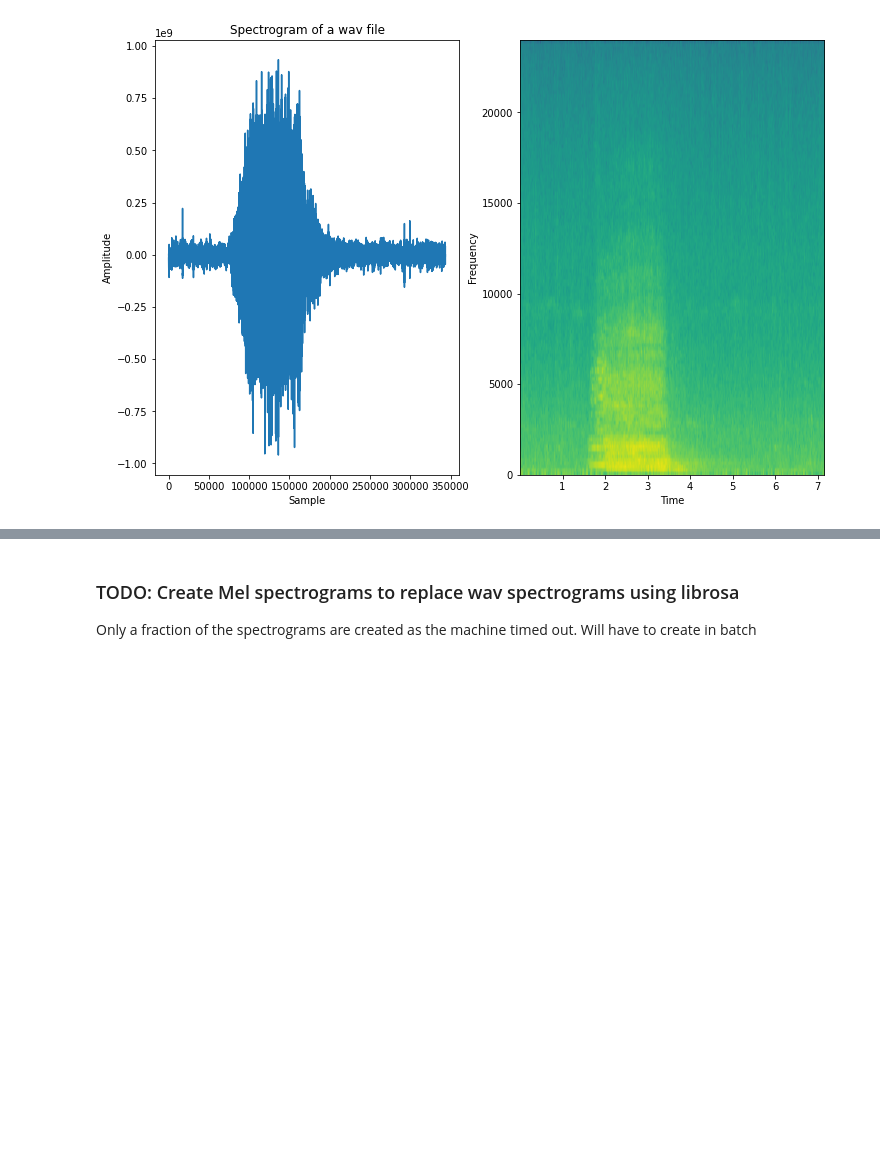
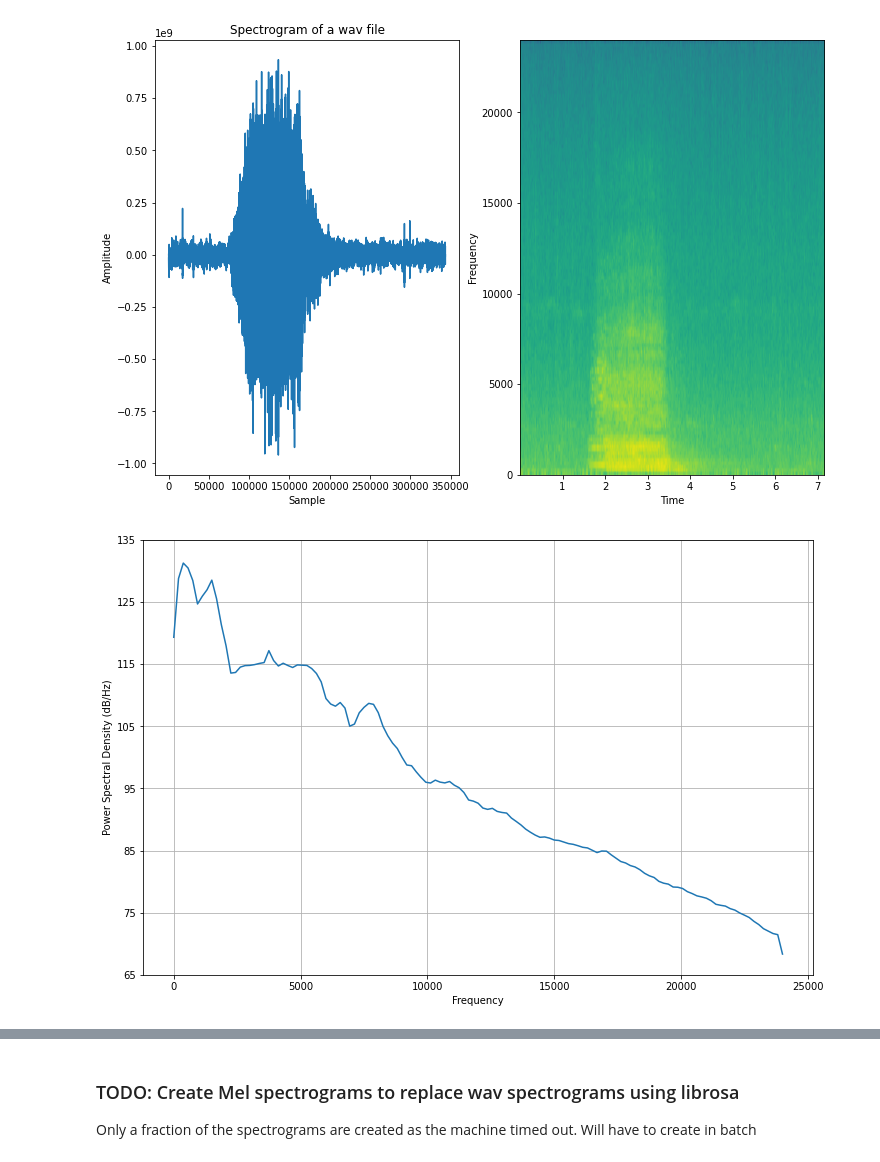
Before and after one commit to karmatarap/capstone_project, a Jupyter notebook: notebooks/TSFresh_analysis.ipynb, the cells around one changed output, grey strips where cells are left out. Cells and saved outputs as stored; diff of their text form; code cells hidden in the pictures; blank space fills up the shorter version.

```diff
--- a/notebooks/TSFresh_analysis.ipynb
+++ b/notebooks/TSFresh_analysis.ipynb
@@ -121,3 +122,7 @@ plt.ylabel('Frequency')
 plt.show()
 # %% [output]
 [figure]
+# %%
+Density, freqs = plt.psd(signalData,Fs=samplingFrequency)
+# %% [output]
+[figure, added]
```
Also changed, not shown: parts of 14 cells of this notebook, 1 other file.
